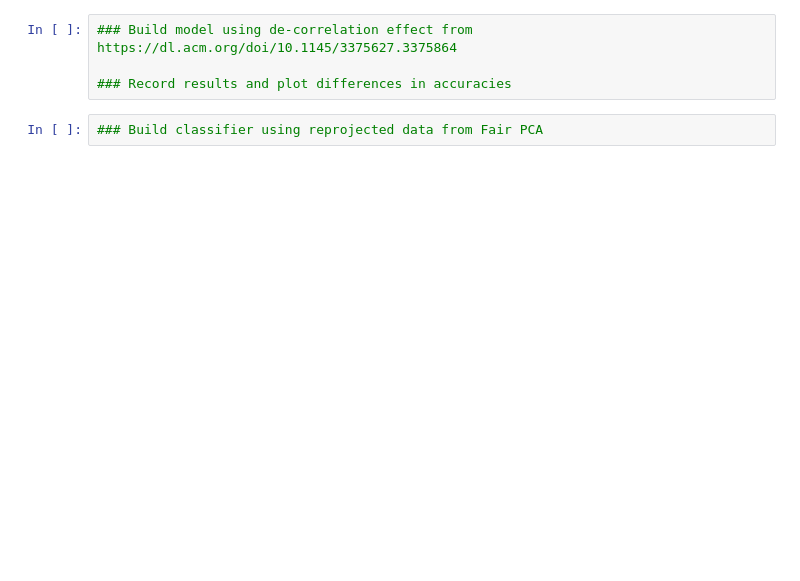
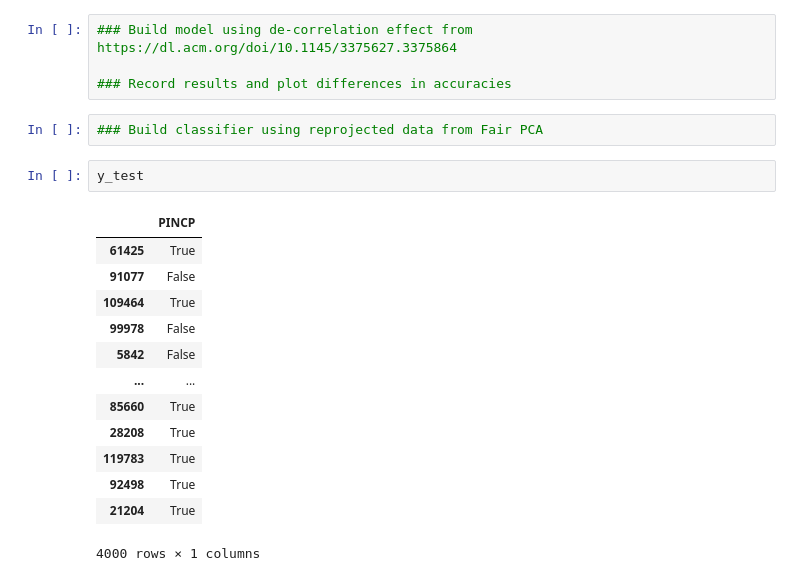
Before and after one commit to hugzito/AF2, a Jupyter notebook: afae24-assignment-02-template.ipynb, the cells around one changed output. Saved outputs shown, nothing was run; the diff lists cells and outputs as text; blank space fills up the shorter version.

```diff
--- a/afae24-assignment-02-template.ipynb
+++ b/afae24-assignment-02-template.ipynb
@@ -201,3 +260,19 @@ plt.show()
 ### Record results and plot differences in accuracies
 # %%
 ### Build classifier using reprojected data from Fair PCA
+# %%
+y_test
+# %% [output]
+|  | PINCP |
+| 61425 | True |
+| 91077 | False |
+| 109464 | True |
+| 99978 | False |
+| 5842 | False |
+| ... | ... |
+| 85660 | True |
+| 28208 | True |
+| 119783 | True |
+| 92498 | True |
+| 21204 | True |
+4000 rows × 1 columns
```
Also changed, not shown: parts of 7 cells of this notebook, 1 other file.
